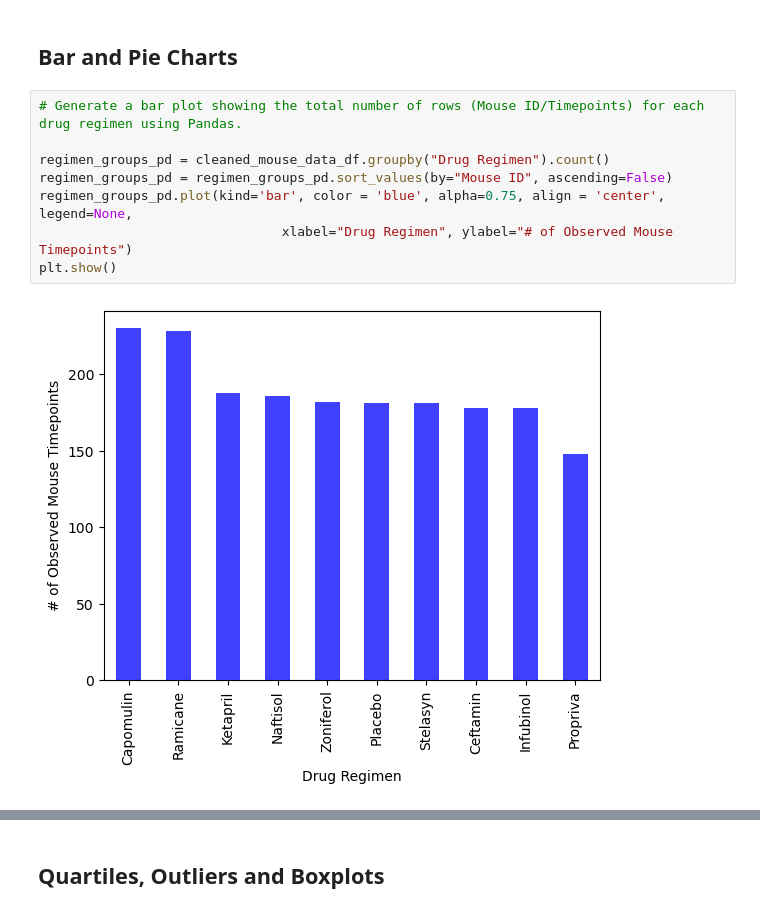
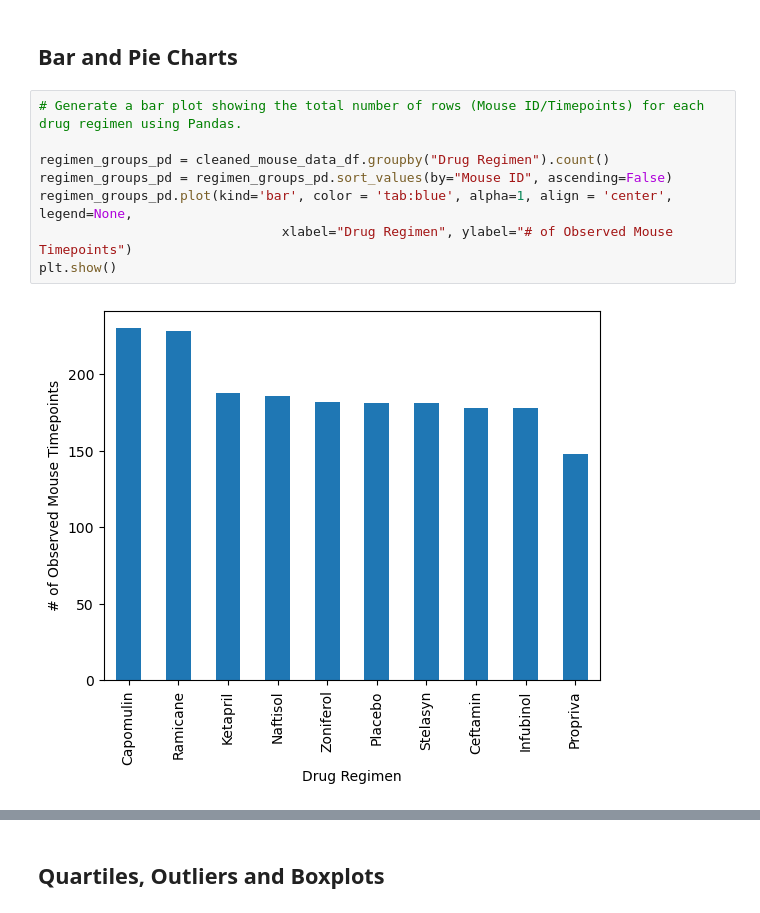
Before and after one commit to zachary-mason/module05-challenge, a Jupyter notebook: Pymaceuticals/pymaceuticals_Mason_final.ipynb, the cells around one changed output, grey strips where cells are left out. Saved outputs shown, nothing was run; the diff lists cells and outputs as text.

```diff
--- a/Pymaceuticals/pymaceuticals_Mason_final.ipynb
+++ b/Pymaceuticals/pymaceuticals_Mason_final.ipynb
@@ -144,13 +144,13 @@ drugreg_tumvol_agg_summary
 # %%
 # Generate a bar plot showing the total number of rows (Mouse ID/Timepoints) for each drug regimen using Pandas.
 
 regimen_groups_pd = cleaned_mouse_data_df.groupby("Drug Regimen").count()
 regimen_groups_pd = regimen_groups_pd.sort_values(by="Mouse ID", ascending=False)
-regimen_groups_pd.plot(kind='bar', color = 'blue', alpha=0.75, align = 'center', legend=None,
+regimen_groups_pd.plot(kind='bar', color = 'tab:blue', alpha=1, align = 'center', legend=None,
                                xlabel="Drug Regimen", ylabel="# of Observed Mouse Timepoints")
 plt.show()
 # %% [output]
-[figure, old version]
+[figure, new version]
 # %%
 # Generate a bar plot showing the total number of rows (Mouse ID/Timepoints) for each drug regimen using pyplot.
 regimen_groups_py = cleaned_mouse_data_df.groupby("Drug Regimen").size()
```
Also changed, not shown: parts of 11 cells of this notebook.
